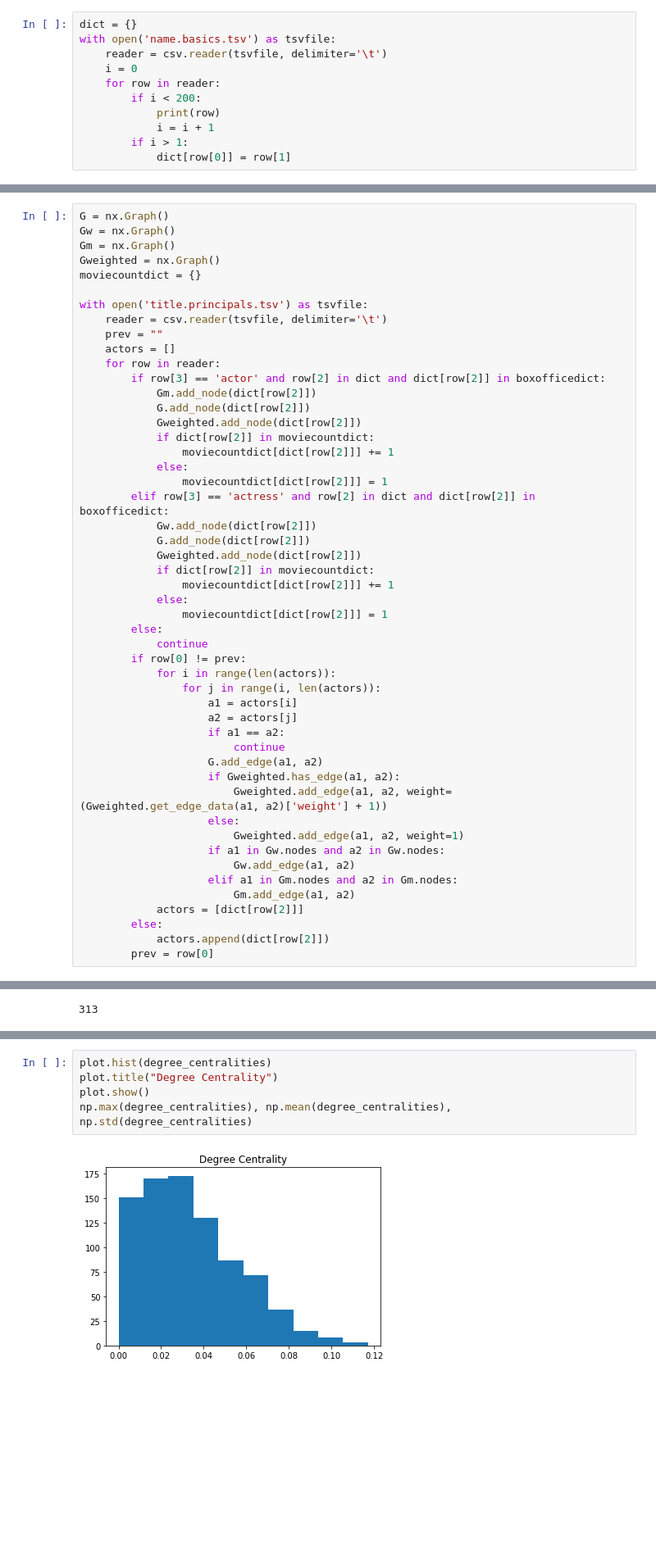
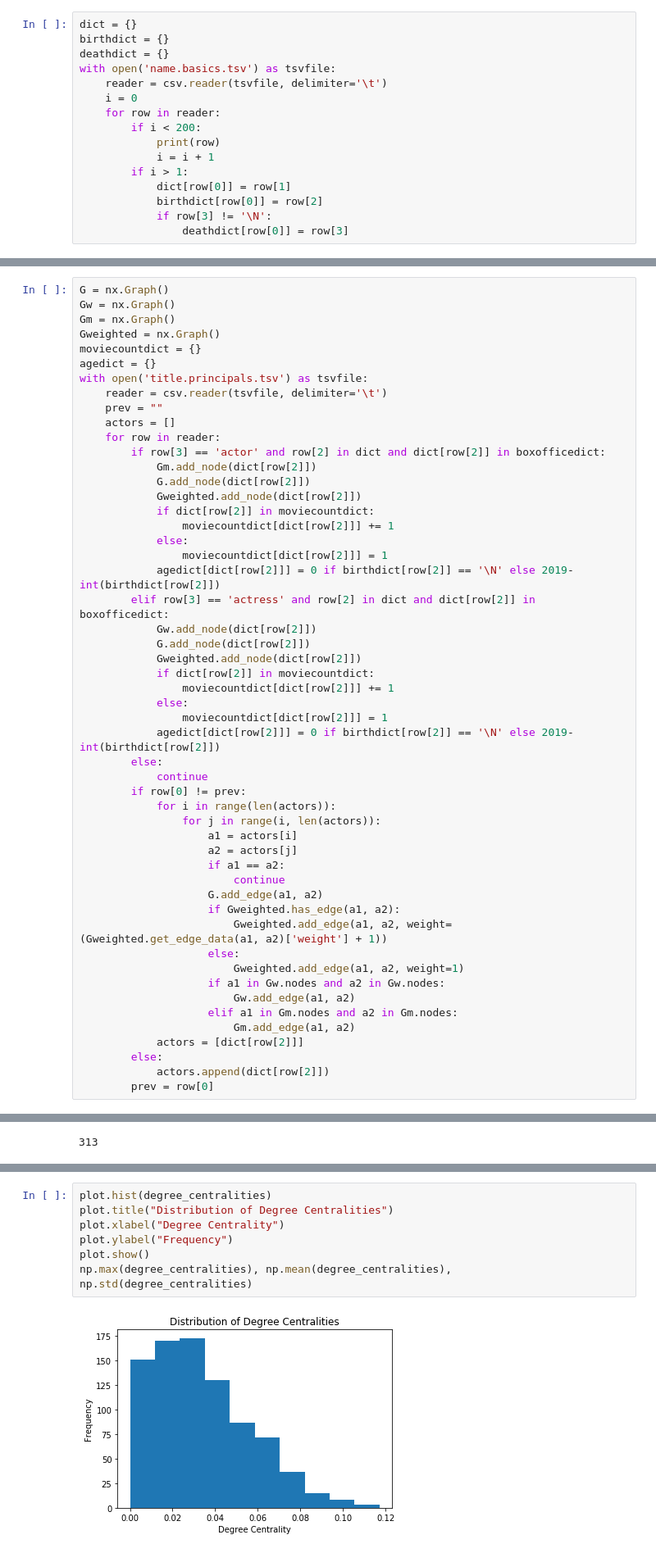
Before and after one commit to mjiang9/IW-Spring-2019, a Jupyter notebook: IW.ipynb, the cells around one changed output, grey strips where cells are left out. Shown at 82% size. Drawn from its saved outputs; the diff is of its cells as text; blank space fills up the shorter version.

```diff
--- a/IW.ipynb
+++ b/IW.ipynb
@@ -175,6 +175,8 @@ with open('title.basics.tsv') as tsvfile:
         movies[row[0]] = row[1]
 # %%
 dict = {}
+birthdict = {}
+deathdict = {}
 with open('name.basics.tsv') as tsvfile:
     reader = csv.reader(tsvfile, delimiter='\t')
     i = 0
@@ -184,6 +186,9 @@ with open('name.basics.tsv') as tsvfile:
             i = i + 1
         if i > 1:
             dict[row[0]] = row[1]
+            birthdict[row[0]] = row[2]
+            if row[3] != '\N':
+                deathdict[row[0]] = row[3]
 # %% [output]
 ['nconst', 'primaryName', 'birthYear', 'deathYear', 'primaryProfession', 'knownForTitles']
 ['nm0000001', 'Fred Astaire', '1899', '1987', 'soundtrack,actor,miscellaneous', 'tt0072308,tt0053137,tt0050419,tt0043044']
@@ -208,7 +213,7 @@ Gw = nx.Graph()
 Gm = nx.Graph()
 Gweighted = nx.Graph()
 moviecountdict = {}
-
+agedict = {}
 with open('title.principals.tsv') as tsvfile:
     reader = csv.reader(tsvfile, delimiter='\t')
     prev = ""
@@ -222,6 +227,7 @@ with open('title.principals.tsv') as tsvfile:
                 moviecountdict[dict[row[2]]] += 1
             else:
                 moviecountdict[dict[row[2]]] = 1
+            agedict[dict[row[2]]] = 0 if birthdict[row[2]] == '\N' else 2019-int(birthdict[row[2]])
         elif row[3] == 'actress' and row[2] in dict and dict[row[2]] in boxofficedict:
             Gw.add_node(dict[row[2]])
             G.add_node(dict[row[2]])
@@ -230,6 +236,7 @@ with open('title.principals.tsv') as tsvfile:
                 moviecountdict[dict[row[2]]] += 1
             else:
                 moviecountdict[dict[row[2]]] = 1
+            agedict[dict[row[2]]] = 0 if birthdict[row[2]] == '\N' else 2019-int(birthdict[row[2]])
         else:
             continue
         if row[0] != prev:
@@ -751,11 +813,13 @@ degree_centralities
  0.021531100478468897]
 # %%
 plot.hist(degree_centralities)
-plot.title("Degree Centrality")
+plot.title("Distribution of Degree Centralities")
+plot.xlabel("Degree Centrality")
+plot.ylabel("Frequency")
 plot.show()
 np.max(degree_centralities), np.mean(degree_centralities), np.std(degree_centralities)
 # %% [output]
-[figure, old version]
+[figure, new version]
 (0.11722488038277512, 0.03361724750302578, 0.02270481931673061)
 # %%
 plot.hist(degree_centralities[:313])
```
Also changed, not shown: parts of 46 cells of this notebook.
